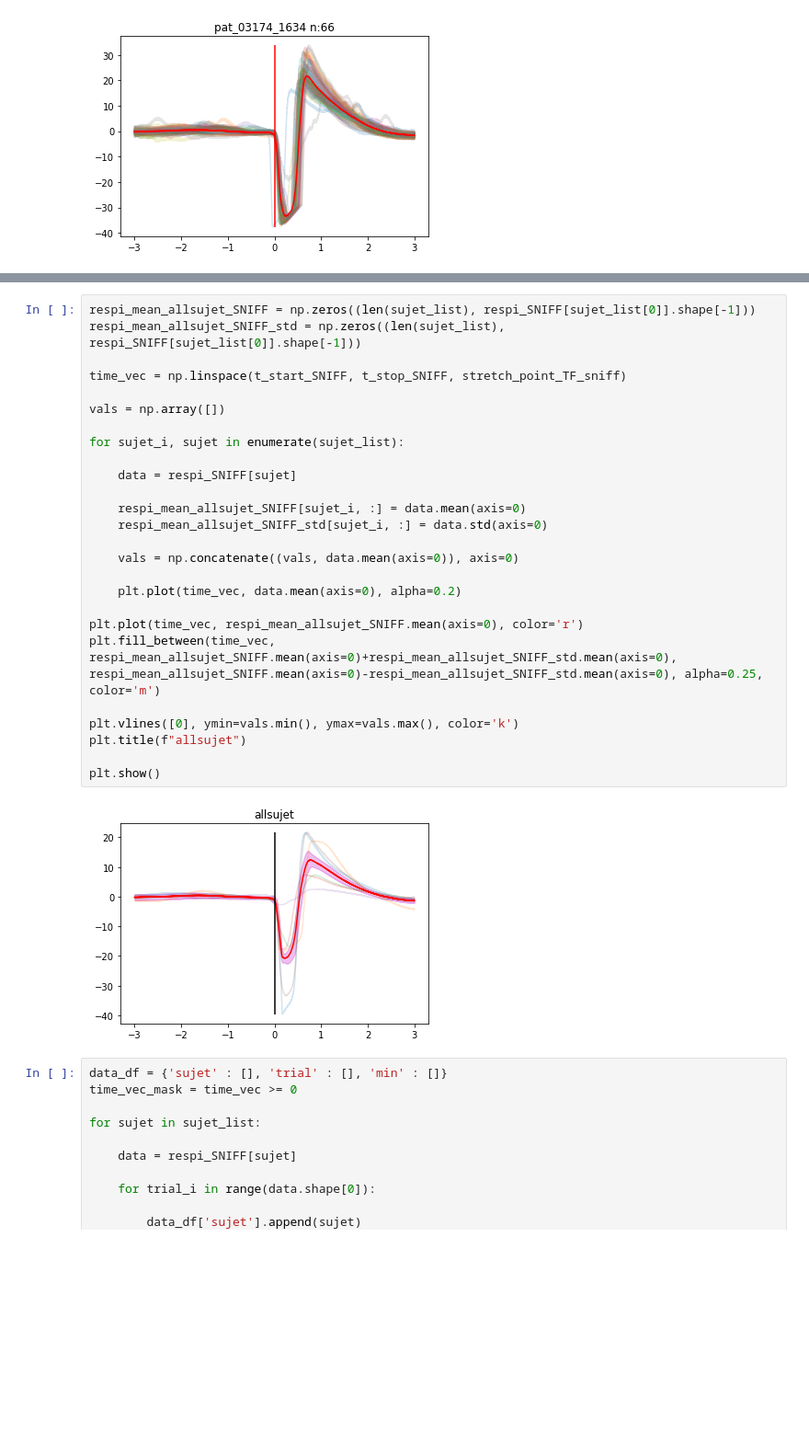
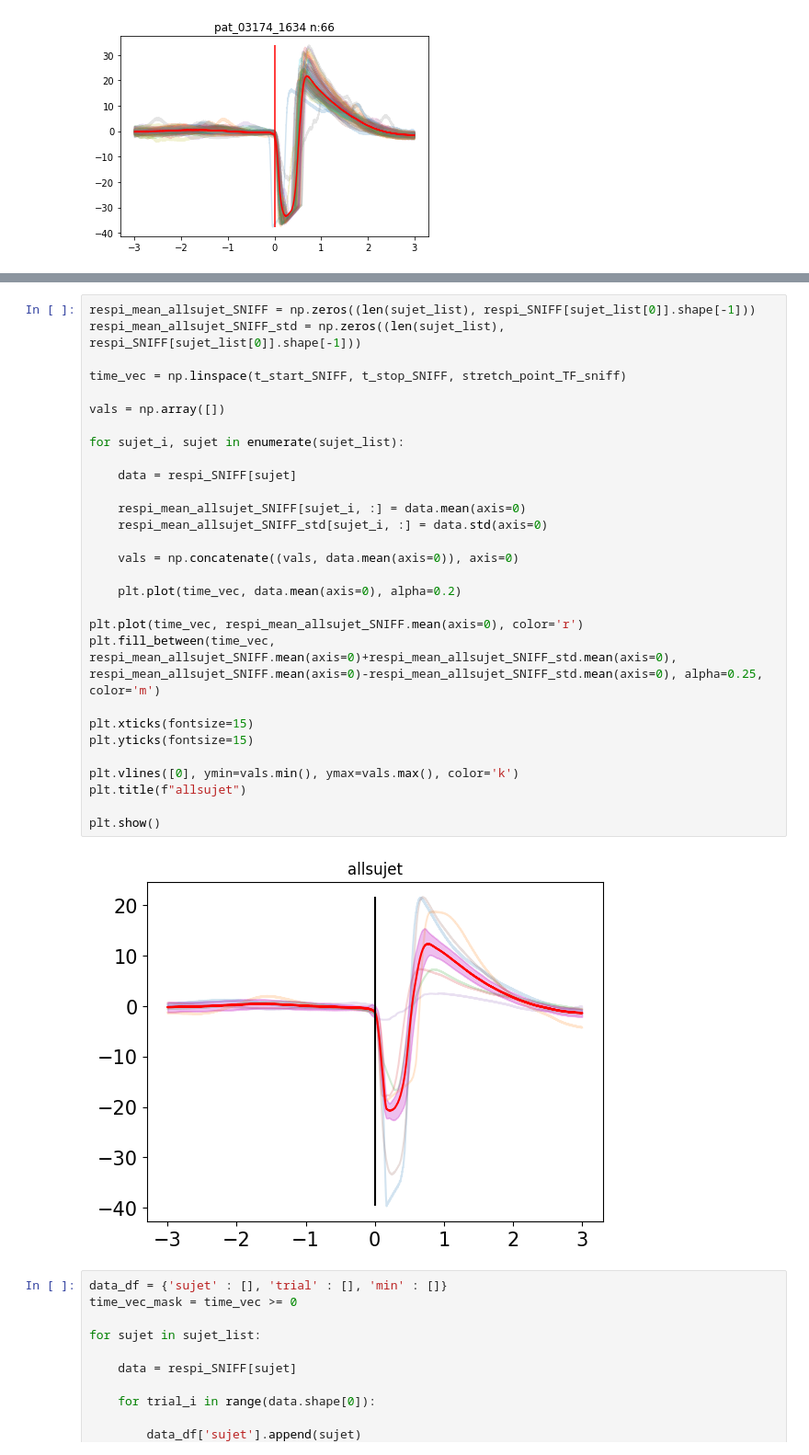
Before and after one commit to JulesGranget/Script_Python_iEEG_Paris_git, a Jupyter notebook: n20_res_respi_analysis.ipynb, the cells around one changed output, grey strips where cells are left out. Shown at 92% size. Drawn from its saved outputs; the diff is of its cells as text; blank space fills up the shorter version.

```diff
--- a/n20_res_respi_analysis.ipynb
+++ b/n20_res_respi_analysis.ipynb
@@ -283,31 +295,34 @@ plt.show()
 # %%
 respi_mean_allsujet_SNIFF = np.zeros((len(sujet_list), respi_SNIFF[sujet_list[0]].shape[-1]))
 respi_mean_allsujet_SNIFF_std = np.zeros((len(sujet_list), respi_SNIFF[sujet_list[0]].shape[-1]))
 
 time_vec = np.linspace(t_start_SNIFF, t_stop_SNIFF, stretch_point_TF_sniff)
 
 vals = np.array([])
 
 for sujet_i, sujet in enumerate(sujet_list):
 
     data = respi_SNIFF[sujet]
 
     respi_mean_allsujet_SNIFF[sujet_i, :] = data.mean(axis=0)
     respi_mean_allsujet_SNIFF_std[sujet_i, :] = data.std(axis=0)
 
     vals = np.concatenate((vals, data.mean(axis=0)), axis=0)
 
     plt.plot(time_vec, data.mean(axis=0), alpha=0.2)
 
 plt.plot(time_vec, respi_mean_allsujet_SNIFF.mean(axis=0), color='r')
 plt.fill_between(time_vec, respi_mean_allsujet_SNIFF.mean(axis=0)+respi_mean_allsujet_SNIFF_std.mean(axis=0), respi_mean_allsujet_SNIFF.mean(axis=0)-respi_mean_allsujet_SNIFF_std.mean(axis=0), alpha=0.25, color='m')
 
+plt.xticks(fontsize=15)
+plt.yticks(fontsize=15)
+
 plt.vlines([0], ymin=vals.min(), ymax=vals.max(), color='k')
 plt.title(f"allsujet")
 
 plt.show()
 # %% [output]
-[figure, old version]
+[figure, new version]
 # %%
 data_df = {'sujet' : [], 'trial' : [], 'min' : []}
 time_vec_mask = time_vec >= 0
```
Also changed, not shown: parts of 11 cells of this notebook, 8 other files.
